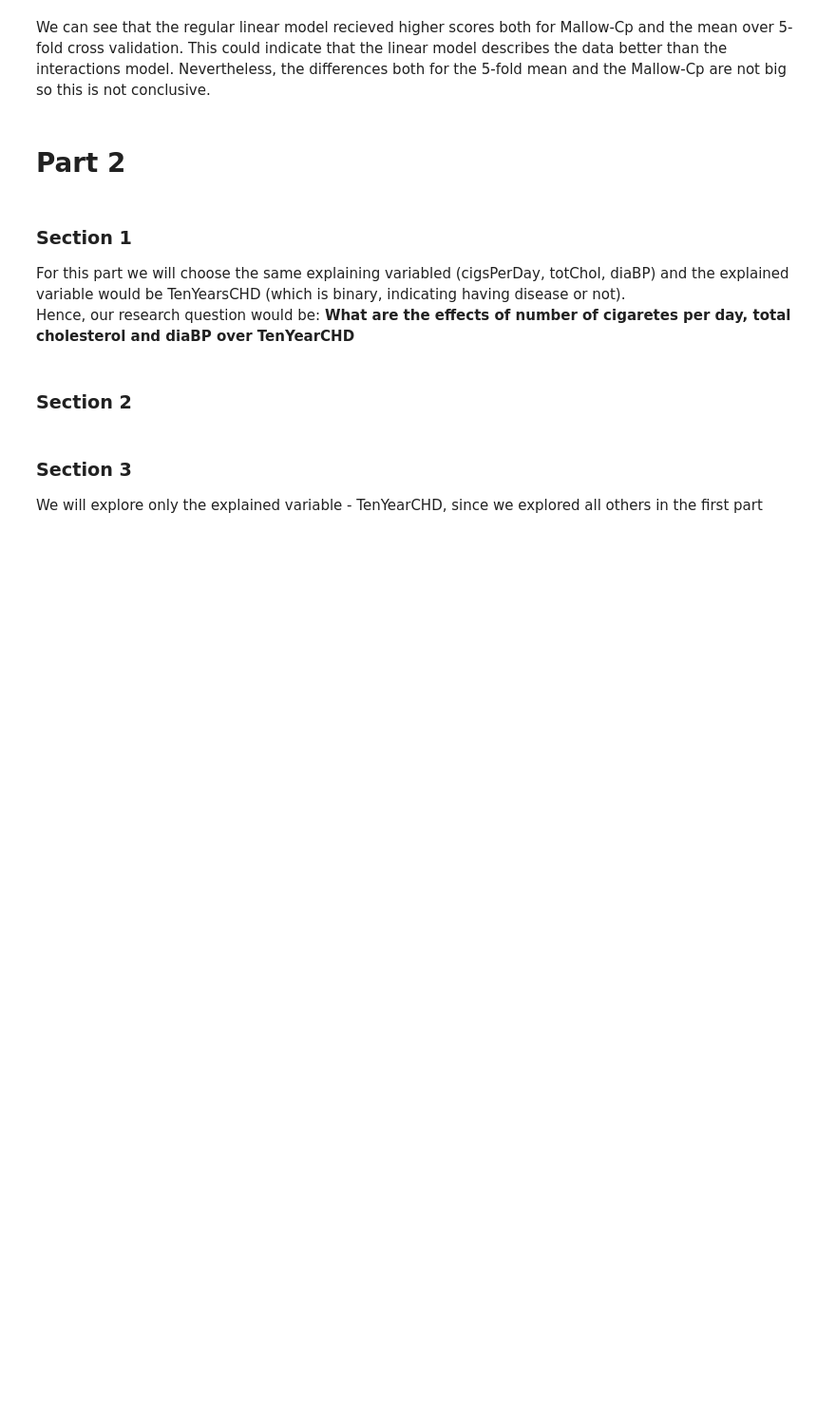
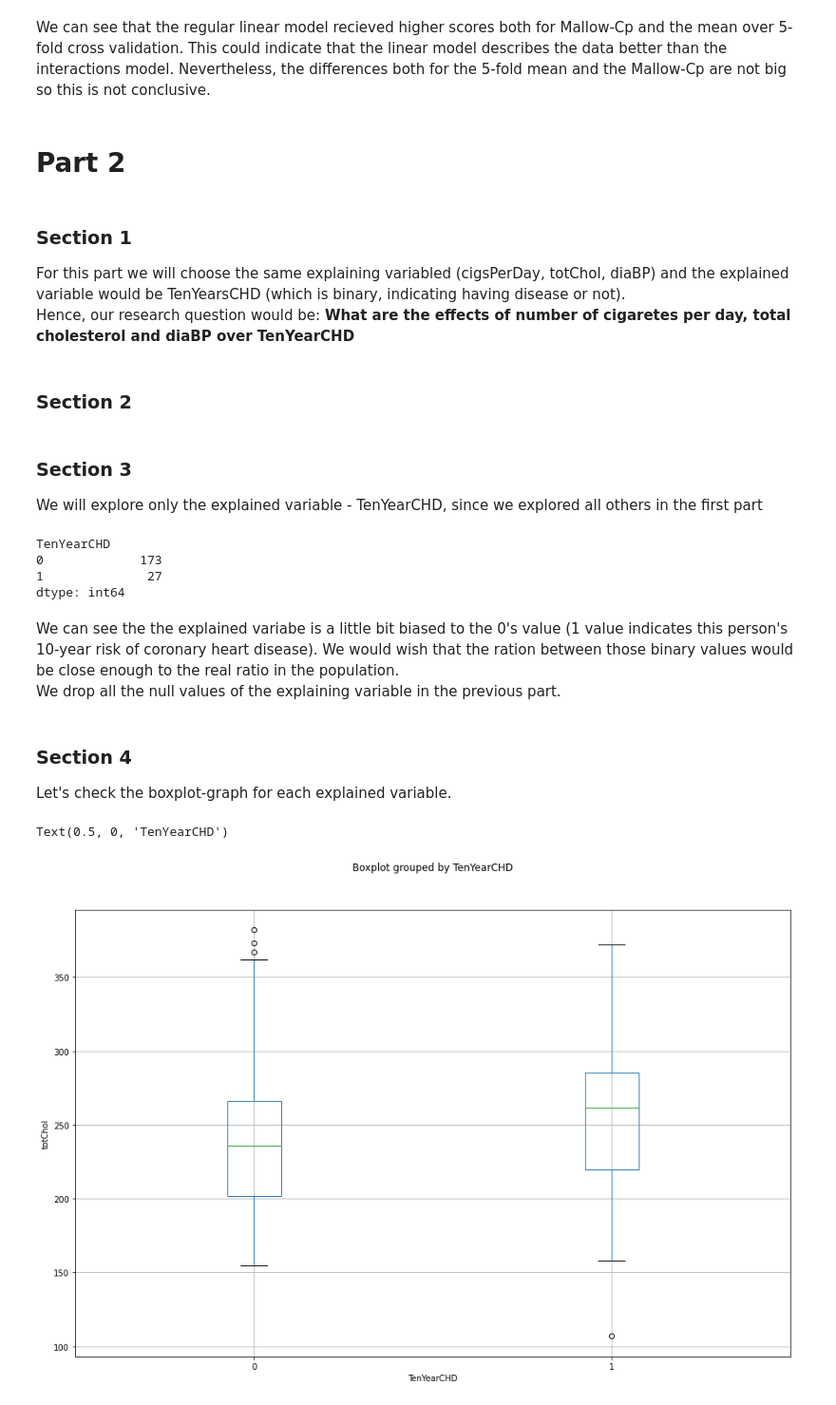
Before and after one commit to dvirla/Advanced-Statistical-Analysis, a Jupyter notebook: ProjectEx3_206330342_316250877.ipynb, the cells around one changed output. Shown at 95% size. Drawn from its saved outputs; the diff is of its cells as text; code cells hidden in the pictures; blank space fills up the shorter version.

```diff
--- a/ProjectEx3_206330342_316250877.ipynb
+++ b/ProjectEx3_206330342_316250877.ipynb
@@ -311,3 +308,26 @@ df_train, df_test, y_train, y_test = train_test_split(df[['cigsPerDay', 'totChol
 # %% [markdown]
 ### Section 3
 We will explore only the explained variable - TenYearCHD, since we explored all others in the first part
+# %%
+y_train.value_counts()
+# %% [output]
+TenYearCHD
+0             173
+1              27
+dtype: int64
+# %% [markdown]
+We can see the the explained variabe is a little bit biased to the 0's value (1 value indicates this person's 10-year risk of coronary heart disease). We would wish that the ration between those binary values would be close enough to the real ratio in the population. <br>
+We drop all the null values of the explaining variable in the previous part.
+# %% [markdown]
+### Section 4
+Let's check the boxplot-graph for each explained variable.
+# %%
+fig, axes = plt.subplots(nrows=1, ncols=1, figsize=(15,10))
+df_totChol = pd.concat([df_train[['totChol']], y_train], axis=1)
+df_totChol.boxplot(by='TenYearCHD', ax=axes)
+axes.set_title('')
+axes.set_ylabel('totChol')
+axes.set_xlabel('TenYearCHD')
+# %% [output]
+Text(0.5, 0, 'TenYearCHD')
+[figure, added]
```
Also changed, not shown: parts of 9 cells of this notebook.
